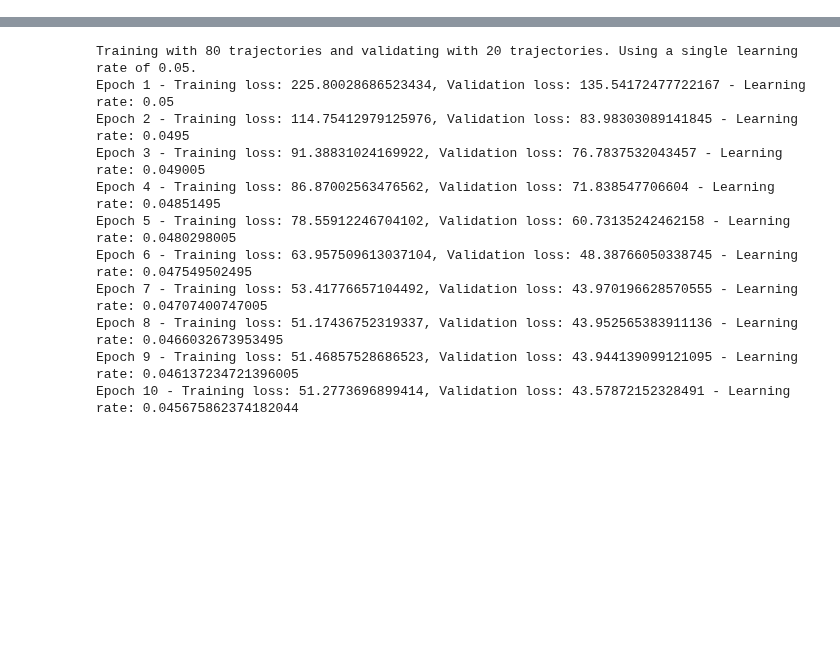
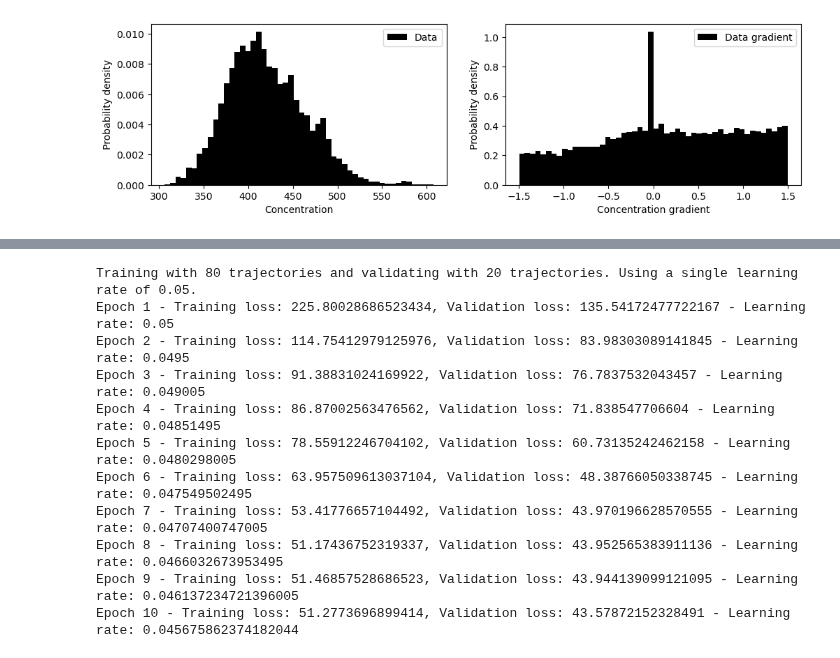
Before and after one commit to giorgionicoletti/InferenceFSCs, a Jupyter notebook: notebooks/model_trajectories_FSC.ipynb, the cells around one changed output, grey strips where cells are left out. Cells and saved outputs as stored; diff of their text form; code cells hidden in the pictures; blank space fills up the shorter version.

```diff
--- a/notebooks/model_trajectories_FSC.ipynb
+++ b/notebooks/model_trajectories_FSC.ipynb
@@ -38,0 +111,37 @@ plt.show()
+# %%
+idx_t_run_data = []
+idx_t_tumble_data = []
+
+cgrad_data = [np.diff(cc) for cc in c_data]
+#cgrad_data = [np.convolve(cc, np.ones(5) / 5, mode = "same") for cc in cgrad_data]
+
+for tr in trajectories_data:
+    idx_t_run_data.append(tr["actions"] == 0)
+    idx_t_tumble_data.append(tr["actions"] == 1)
+
+c_run_data = np.concatenate([c_data[i][idx_t_run_data[i]] for i in range(len(c_data))])
+c_tumble_data = np.concatenate([c_data[i][idx_t_tumble_data[i]] for i in range(len(c_data))])
+
+cgrad_run_data = np.concatenate([cgrad_data[i][idx_t_run_data[i][1:]] for i in range(len(cgrad_data))])
+cgrad_tumble_data = np.concatenate([cgrad_data[i][idx_t_tumble_data[i][1:]] for i in range(len(cgrad_data))])
+
+fig, (ax1, ax2) = plt.subplots(1, 2, figsize=(12, 3))
+
+
+hc_data = ax1.hist(np.concatenate(c_data), bins=50, density=True, alpha=1, label="Data", color = 'k')
+hgrad_data = ax2.hist(np.concatenate(cgrad_data), bins=50, density=True, alpha=1, label="Data gradient", color = 'k')
+
+xlim_c_data = ax1.get_xlim()
+xlim_cgrad_data = ax2.get_xlim()
+
+for ax in [ax1, ax2]:
+    #ax.set_yscale("log")
+    ax.set_ylabel("Probability density")
+    ax.legend()
+
+ax1.set_xlabel("Concentration")
+ax2.set_xlabel("Concentration gradient")
+
+plt.show()
+# %% [output]
+[figure, added]
```
Also changed, not shown: parts of 20 cells of this notebook, 2 other files.
